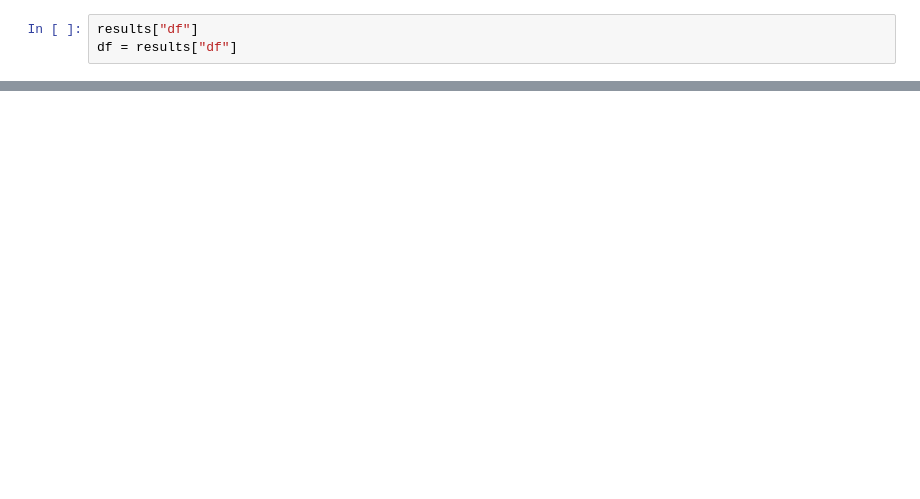
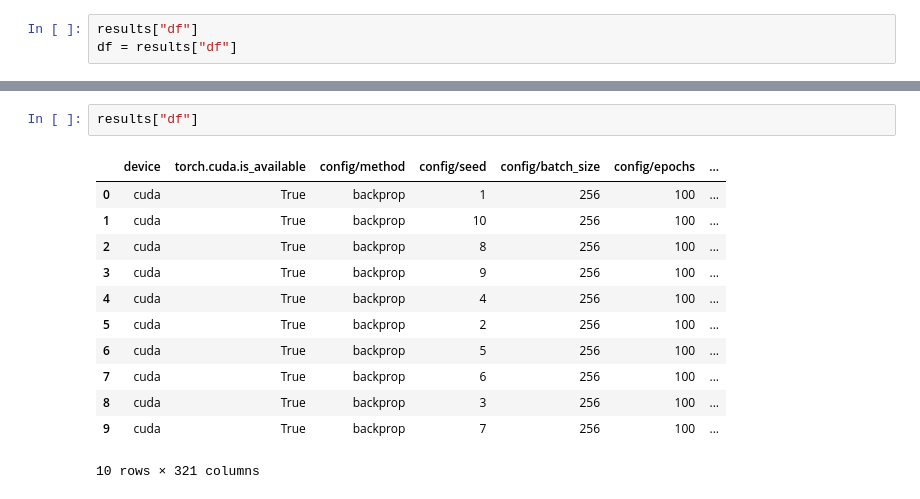
Before and after one commit to ManYmf/BiPCN, a Jupyter notebook: v10/use_cluster.ipynb, the cells around one changed output, grey strips where cells are left out. Saved outputs shown, nothing was run; the diff lists cells and outputs as text; blank space fills up the shorter version.

```diff
--- a/v10/use_cluster.ipynb
+++ b/v10/use_cluster.ipynb
@@ -47,0 +81,15 @@ plot_alpha_2d_contours(df)
+# %%
+results["df"]
+# %% [output]
+|  | device | torch.cuda.is_available | config/method | config/seed | config/batch_size | config/epochs | ... |
+| 0 | cuda | True | backprop | 1 | 256 | 100 | ... |
+| 1 | cuda | True | backprop | 10 | 256 | 100 | ... |
+| 2 | cuda | True | backprop | 8 | 256 | 100 | ... |
+| 3 | cuda | True | backprop | 9 | 256 | 100 | ... |
+| 4 | cuda | True | backprop | 4 | 256 | 100 | ... |
+| 5 | cuda | True | backprop | 2 | 256 | 100 | ... |
+| 6 | cuda | True | backprop | 5 | 256 | 100 | ... |
+| 7 | cuda | True | backprop | 6 | 256 | 100 | ... |
+| 8 | cuda | True | backprop | 3 | 256 | 100 | ... |
+| 9 | cuda | True | backprop | 7 | 256 | 100 | ... |
+10 rows × 321 columns
```
Also changed, not shown: parts of 3 cells of this notebook, 5 other files.
